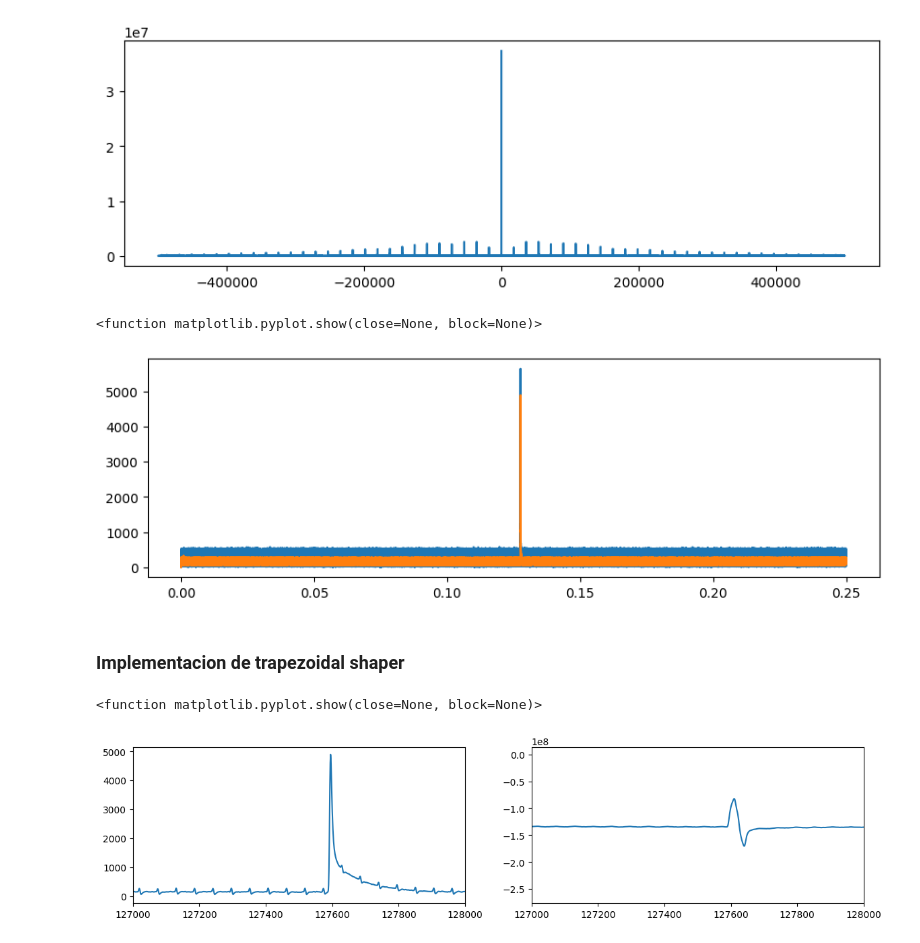
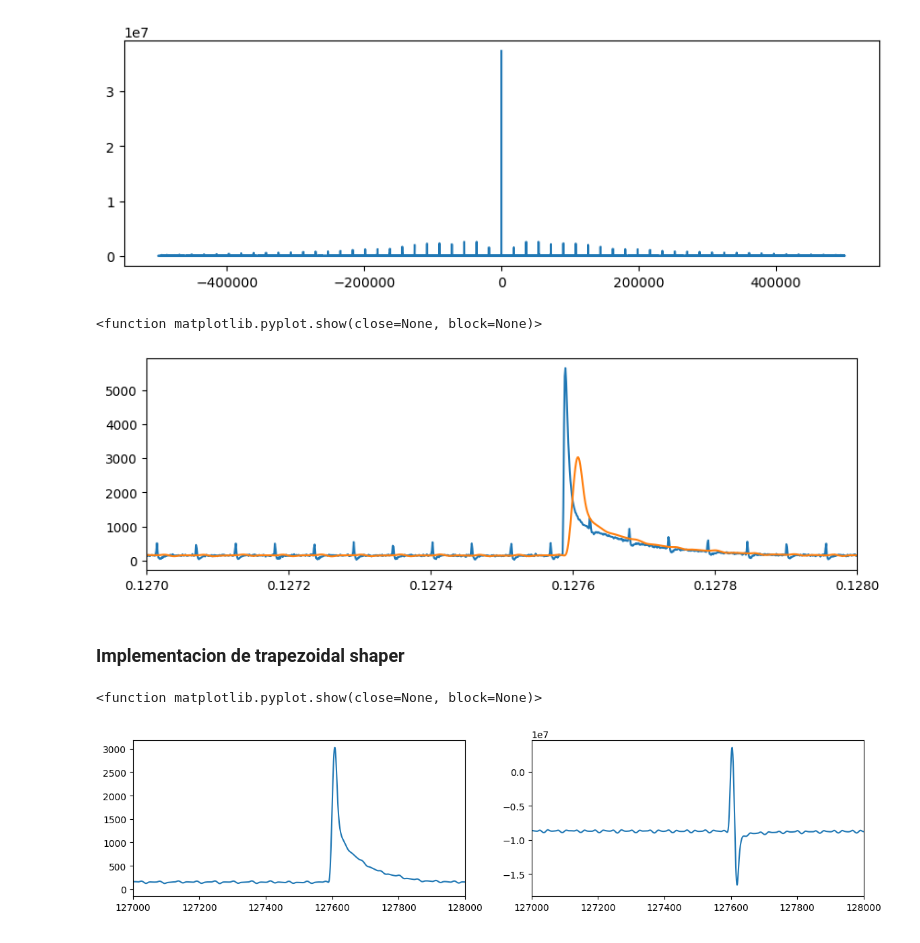
Before and after one commit to fabioc9675/KRIA_Starter_Guide, a Jupyter notebook: Kria_Test/XADC_DMA_PYNQ/Processing/Trapezoidal_other.ipynb, the cells around one changed output. Drawn from its saved outputs; the diff is of its cells as text; code cells hidden in the pictures.

```diff
--- a/Kria_Test/XADC_DMA_PYNQ/Processing/Trapezoidal_other.ipynb
+++ b/Kria_Test/XADC_DMA_PYNQ/Processing/Trapezoidal_other.ipynb
@@ -56,19 +56,19 @@ plt.plot(f,np.abs(Y))
 # %%
 # Use firwin with a Kaiser window to create a lowpass FIR filter.
 #taps = firwin(100, [30/(2*N), 100/(2*N)], window='hann', pass_zero='bandpass')
-taps = firwin(10, [1/(2*Fs), 50000/(2*Fs)], window='hann', pass_zero='bandpass')
+taps = firwin(30, [1/(2*Fs), 30000/(2*Fs)], window='hann', pass_zero='bandpass')
 
 # Use lfilter to filter x with the FIR filter.
 y_f = lfilter(taps, 1.0, y)
 
 plt.figure(figsize=(10,3))
 plt.plot(t,y)
 plt.plot(t,y_f)
-#plt.xlim([0.017,0.0172])
+plt.xlim([0.127,0.128])
 plt.show
 # %% [output]
 <function matplotlib.pyplot.show(close=None, block=None)>
-[figure, old version]
+[figure, new version]
 # %%
 coefs = np.round(taps * 2**10).astype(int)
 df = pd.DataFrame(coefs)
@@ -92,9 +92,9 @@ def traps(x):
 
     return y
 # %%
-K = 20
-L = 30
-M = 1000
+K = 4
+L = 6
+M = 2100
 
 X = traps(y_f)
 plt.figure(figsize=(14,3))
@@ -107,4 +107,4 @@ plt.xlim([0.127*Fs,0.128*Fs])
 plt.show
 # %% [output]
 <function matplotlib.pyplot.show(close=None, block=None)>
-[figure, old version]
+[figure, new version]
```
Also changed, not shown: parts of 1 cell of this notebook, 1 other file.
